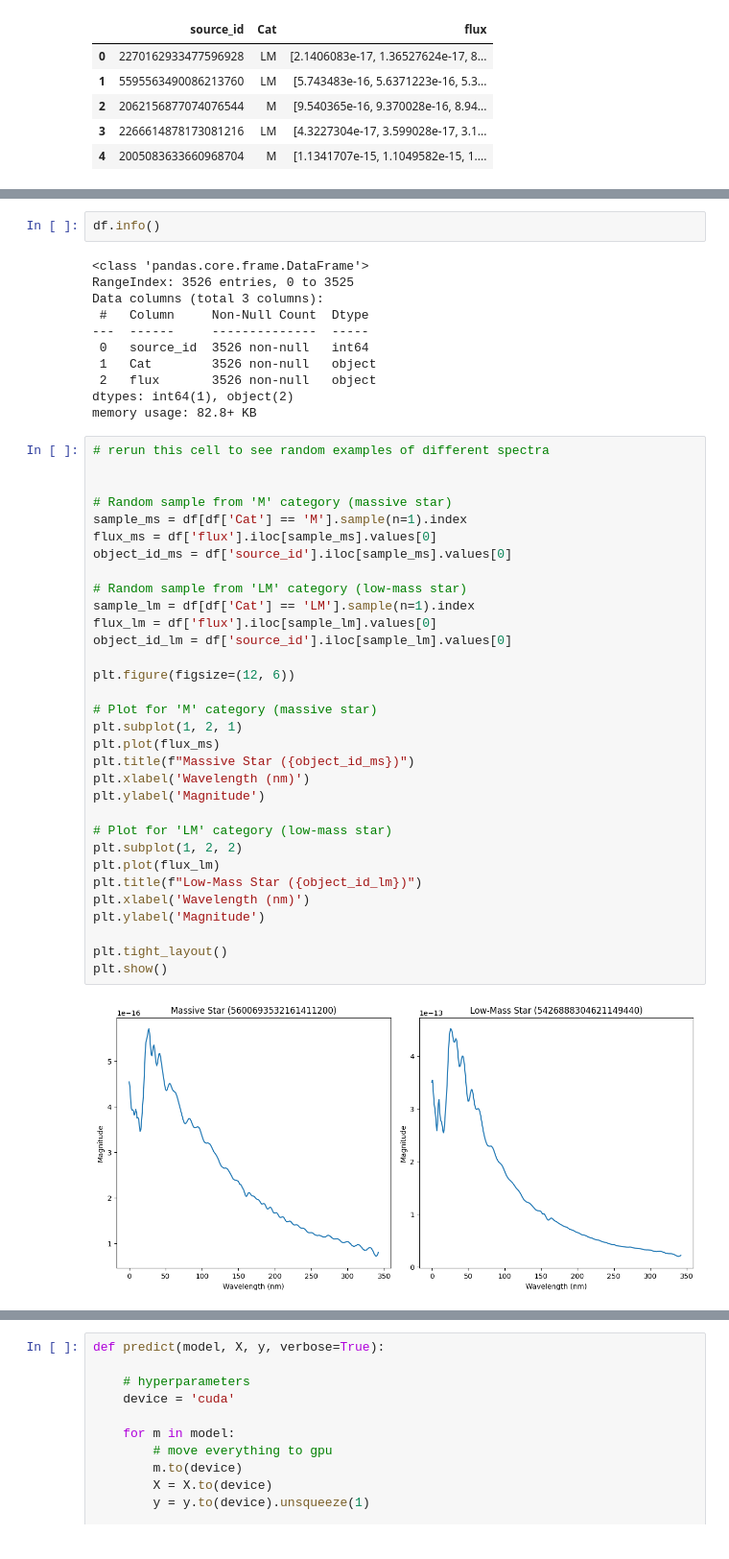
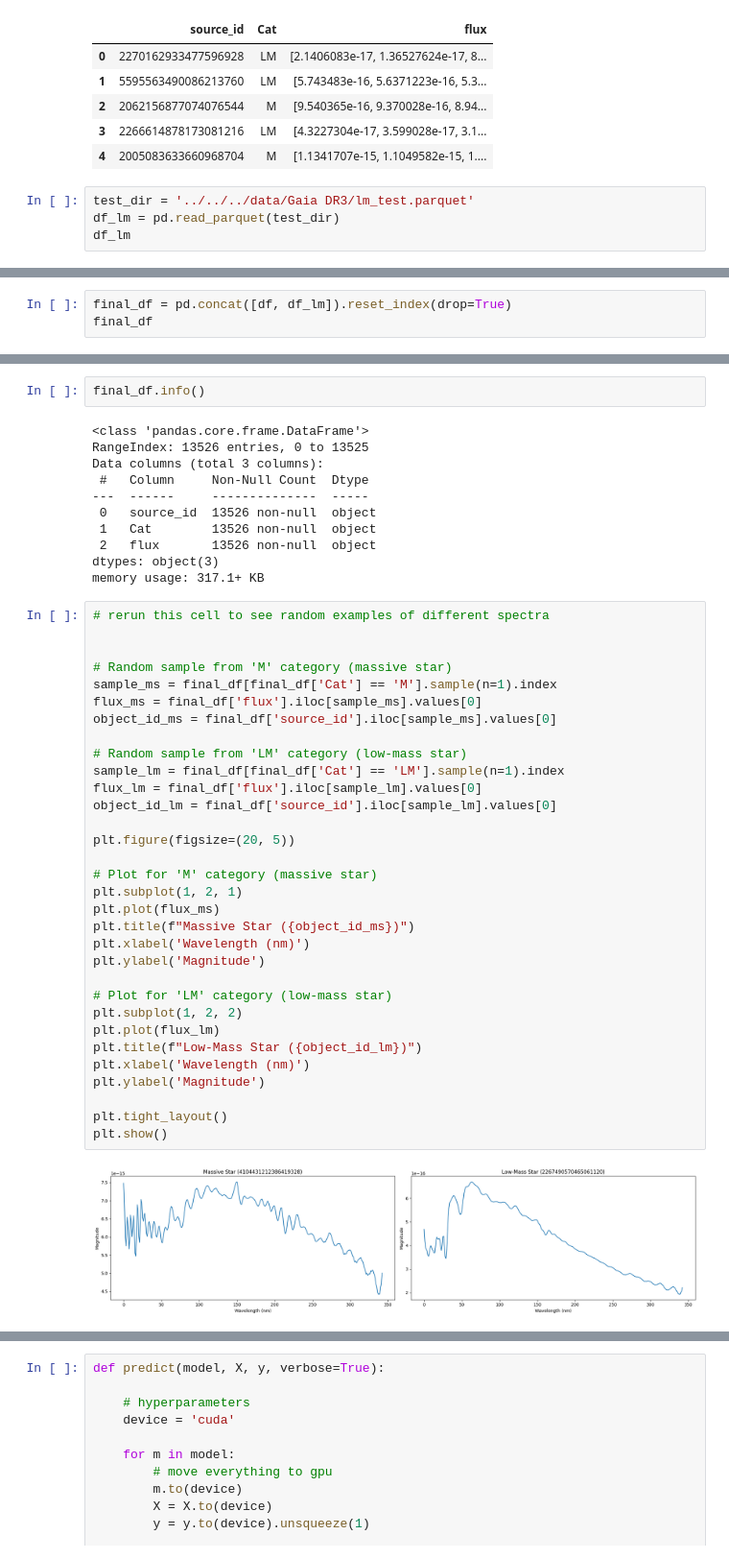
Before and after one commit to bananya-ml/research, a Jupyter notebook: notebooks/deep networks/classification/predict_cnn.ipynb, the cells around one changed output, grey strips where cells are left out. Shown at 96% size. Cells and saved outputs as stored; diff of their text form.

```diff
--- a/notebooks/deep networks/classification/predict_cnn.ipynb
+++ b/notebooks/deep networks/classification/predict_cnn.ipynb
@@ -37,3 +38,7 @@ df.head()
 | 2 | 2062156877074076544 | M | [9.540365e-16, 9.370028e-16, 8.94... |
 | 3 | 2266614878173081216 | LM | [4.3227304e-17, 3.599028e-17, 3.1... |
 | 4 | 2005083633660968704 | M | [1.1341707e-15, 1.1049582e-15, 1.... |
+# %%
+test_dir = '../../../data/Gaia DR3/lm_test.parquet'
+df_lm = pd.read_parquet(test_dir)
+df_lm
@@ -39,0 +59,3 @@ df.head()
+# %%
+final_df = pd.concat([df, df_lm]).reset_index(drop=True)
+final_df
@@ -40,48 +76,48 @@ df.head()
 # %%
-df.info()
+final_df.info()
 # %% [output]
 <class 'pandas.core.frame.DataFrame'>
-RangeIndex: 3526 entries, 0 to 3525
+RangeIndex: 13526 entries, 0 to 13525
 Data columns (total 3 columns):
  #   Column     Non-Null Count  Dtype
 ---  ------     --------------  -----
- 0   source_id  3526 non-null   int64
- 1   Cat        3526 non-null   object
- 2   flux       3526 non-null   object
-dtypes: int64(1), object(2)
-memory usage: 82.8+ KB
+ 0   source_id  13526 non-null  object
+ 1   Cat        13526 non-null  object
+ 2   flux       13526 non-null  object
+dtypes: object(3)
+memory usage: 317.1+ KB
 # %%
 # rerun this cell to see random examples of different spectra
 
 
 # Random sample from 'M' category (massive star)
-sample_ms = df[df['Cat'] == 'M'].sample(n=1).index
-flux_ms = df['flux'].iloc[sample_ms].values[0]
-object_id_ms = df['source_id'].iloc[sample_ms].values[0]
+sample_ms = final_df[final_df['Cat'] == 'M'].sample(n=1).index
+flux_ms = final_df['flux'].iloc[sample_ms].values[0]
+object_id_ms = final_df['source_id'].iloc[sample_ms].values[0]
 
 # Random sample from 'LM' category (low-mass star)
-sample_lm = df[df['Cat'] == 'LM'].sample(n=1).index
-flux_lm = df['flux'].iloc[sample_lm].values[0]
-object_id_lm = df['source_id'].iloc[sample_lm].values[0]
+sample_lm = final_df[final_df['Cat'] == 'LM'].sample(n=1).index
+flux_lm = final_df['flux'].iloc[sample_lm].values[0]
+object_id_lm = final_df['source_id'].iloc[sample_lm].values[0]
 
-plt.figure(figsize=(12, 6))
+plt.figure(figsize=(20, 5))
 
 # Plot for 'M' category (massive star)
 plt.subplot(1, 2, 1)
 plt.plot(flux_ms)
 plt.title(f"Massive Star ({object_id_ms})")
 plt.xlabel('Wavelength (nm)')
 plt.ylabel('Magnitude')
 
 # Plot for 'LM' category (low-mass star)
 plt.subplot(1, 2, 2)
 plt.plot(flux_lm)
 plt.title(f"Low-Mass Star ({object_id_lm})")
 plt.xlabel('Wavelength (nm)')
 plt.ylabel('Magnitude')
 
 plt.tight_layout()
 plt.show()
 # %% [output]
-[figure, old version]
+[figure, new version]
 # %%
```
Also changed, not shown: parts of 11 cells of this notebook, 8 other files.
